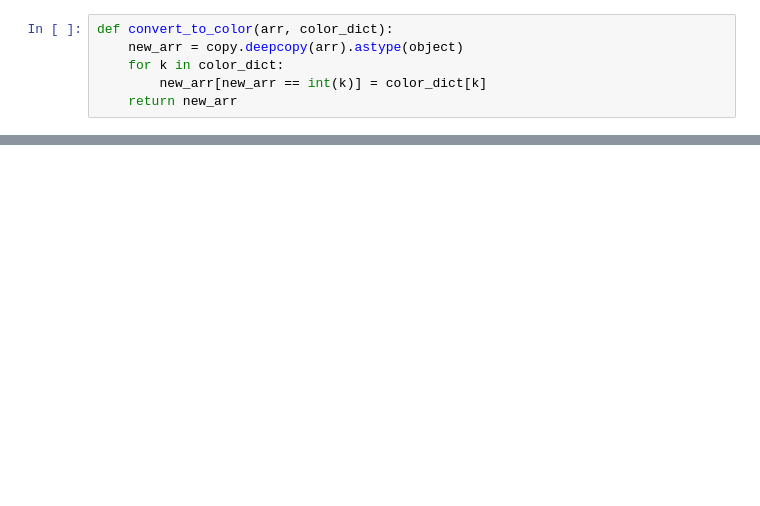
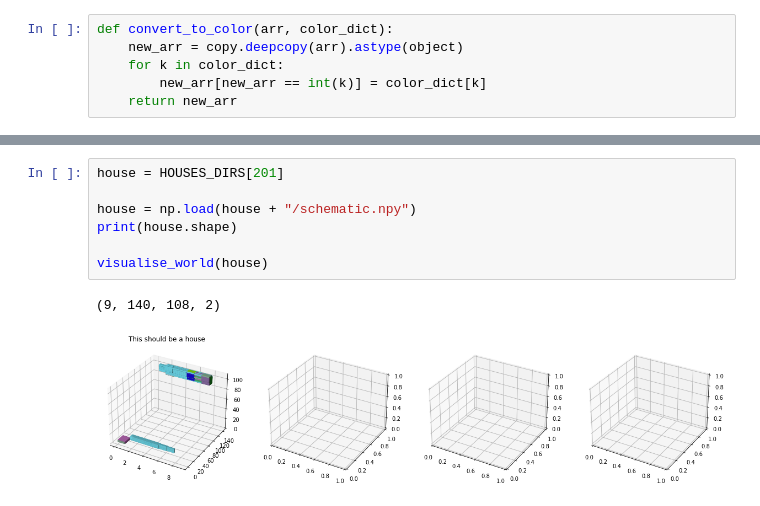
Before and after one commit to chaosarium/3D-GANCA, a Jupyter notebook: dataset/training-visualize.ipynb, the cells around one changed output, grey strips where cells are left out. Drawn from its saved outputs; the diff is of its cells as text; blank space fills up the shorter version.

```diff
--- a/dataset/training-visualize.ipynb
+++ b/dataset/training-visualize.ipynb
@@ -181,0 +161,10 @@ print(sys.version)
+# %%
+house = HOUSES_DIRS[201]
+
+house = np.load(house + "/schematic.npy")
+print(house.shape)
+
+visualise_world(house)
+# %% [output]
+(9, 140, 108, 2)
+[figure, added]
```
Also changed, not shown: parts of 21 cells of this notebook, 1 other file.
